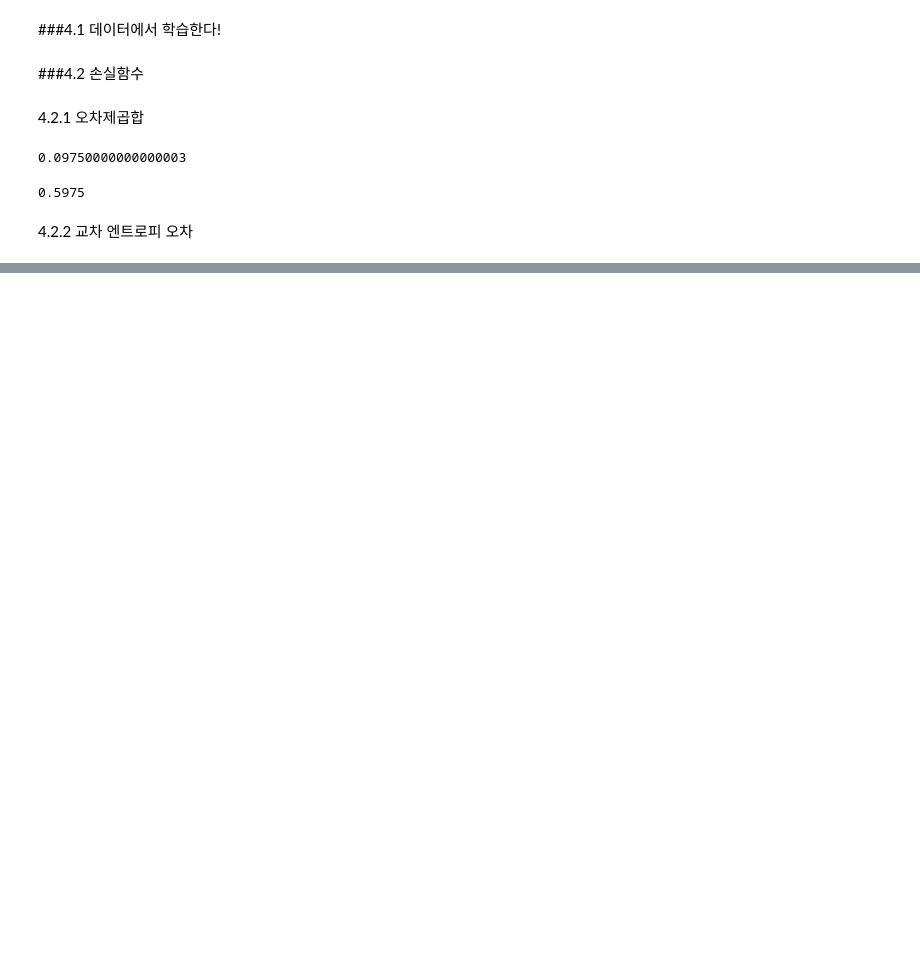
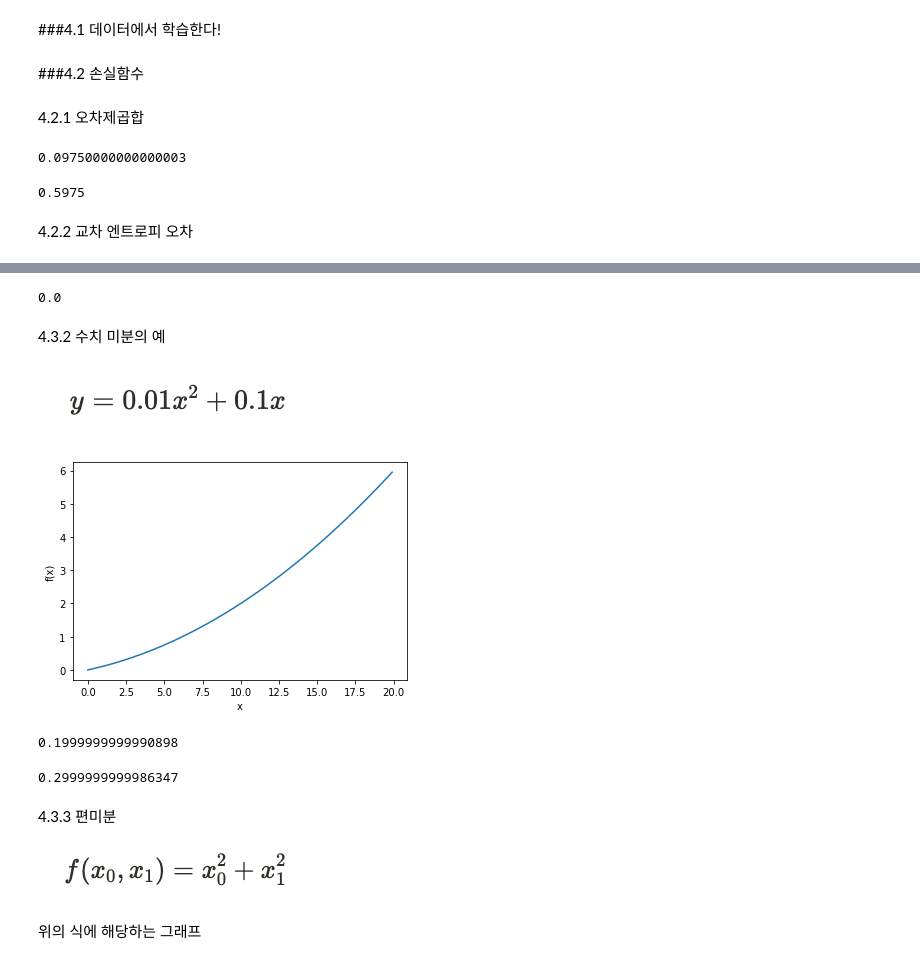
Before and after one commit to silver96/deeplearning_from_scratch, a Jupyter notebook: 4강_신경망학습.ipynb, the cells around one changed output, grey strips where cells are left out. Saved outputs shown, nothing was run; the diff lists cells and outputs as text; code cells hidden in the pictures; blank space fills up the shorter version.

```diff
--- a/4강_신경망학습.ipynb
+++ b/4강_신경망학습.ipynb
@@ -31,0 +158,4 @@ sum_square_error(np.array(y), np.array(t))
+# %%
+np.float32(1e-50)
+# %% [output]
+0.0
@@ -31,0 +168,37 @@ sum_square_error(np.array(y), np.array(t))
+# %% [markdown]
+4.3.2 수치 미분의 예
+# %% [markdown]
+![스크린샷 2022-01-17 오전 1.48.31.png](embedded-picture-1)
+# %%
+def function_1(x):
+  return 0.01*x**2 + 0.1*x
+# %%
+import numpy as np
+import matplotlib.pylab as plt
+
+x = np.arange(0.0, 20.0, 0.1) #0이상 20미만까지 0.1간격의 배열 생성
+y = function_1(x)
+plt.xlabel('x')
+plt.ylabel('f(x)')
+plt.plot(x,y)
+plt.show()
+# %% [output]
+[figure, added]
+# %%
+#진정한 미분값 2
+#수치 미분값
+numerical_diff(function_1, 5)
+# %% [output]
+0.1999999999990898
+# %%
+#진정한 미분값 3
+#수치 미분값
+numerical_diff(function_1, 10)
+# %% [output]
+0.2999999999986347
+# %% [markdown]
+4.3.3 편미분
+# %% [markdown]
+![스크린샷 2022-01-17 오전 2.00.11.png](embedded-picture-1)
+# %% [markdown]
+위의 식에 해당하는 그래프
```
Also changed, not shown: parts of 44 cells of this notebook.
